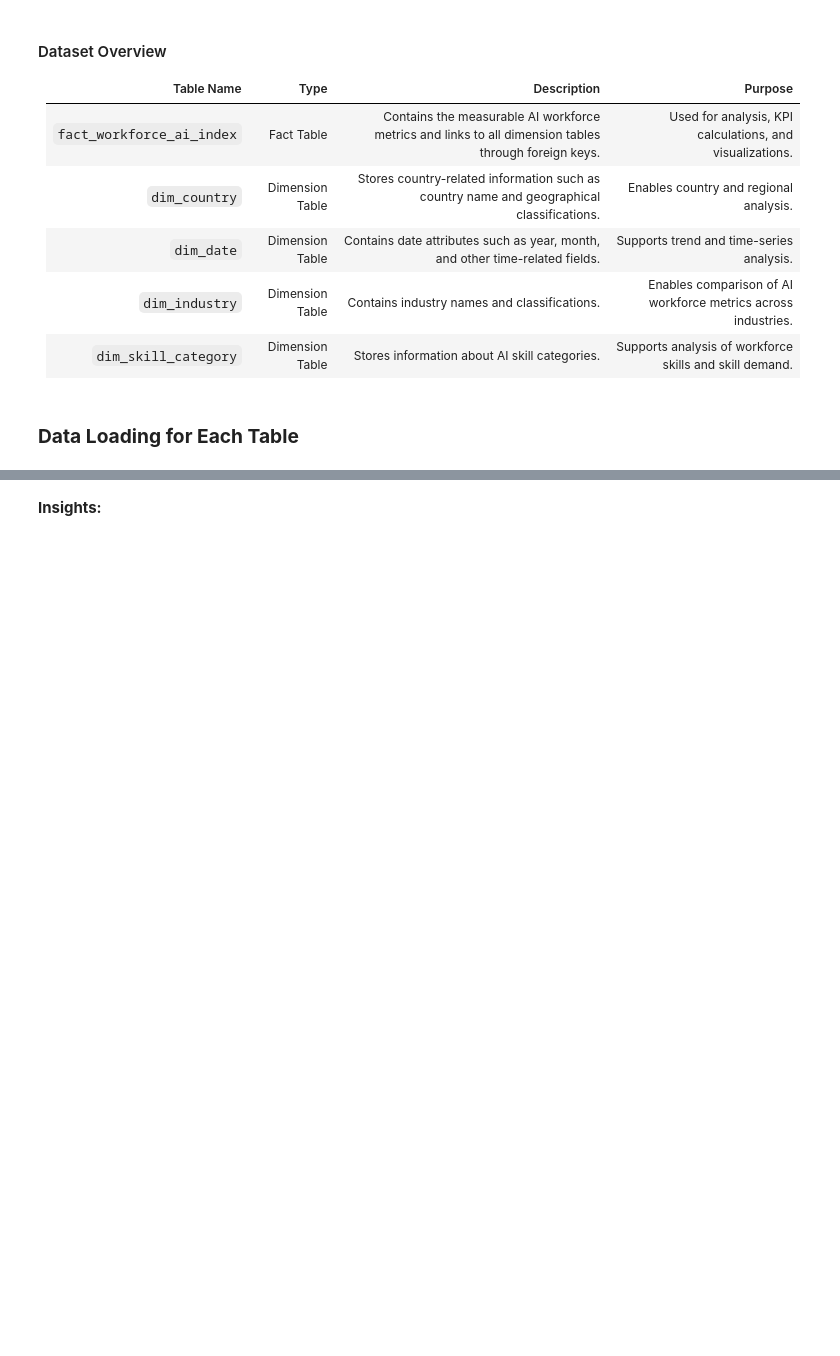
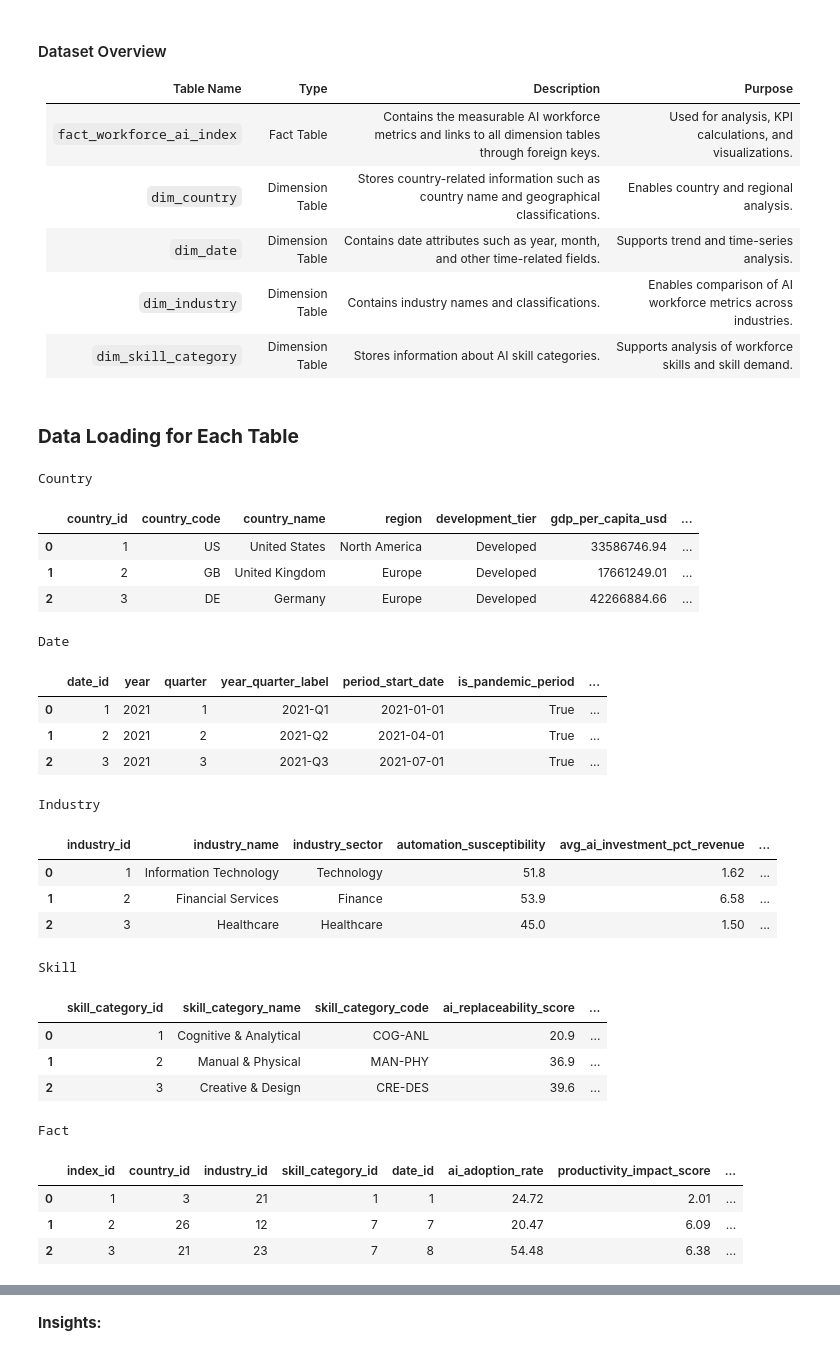
Before and after one commit to Davis-Azangu-DataAnalyst/OnyxDataDNAChallenge, a Jupyter notebook: onyxnotebook.ipynb, the cells around one changed output, grey strips where cells are left out. Cells and saved outputs as stored; diff of their text form; code cells hidden in the pictures; blank space fills up the shorter version.

```diff
--- a/onyxnotebook.ipynb
+++ b/onyxnotebook.ipynb
@@ -50,0 +54,7 @@ The objective of this project is to analyze the impact of artificial intelligenc
+# %%
+# Load the dataset
+country_df = pd.read_csv(r"C:\Users\a-dmin\Documents\Data Science Projects\OnyxDataDNAChallenge\Data\dim_country.csv")
+date_df = pd.read_csv(r"C:\Users\a-dmin\Documents\Data Science Projects\OnyxDataDNAChallenge\Data\dim_date.csv")
+industry_df = pd.read_csv(r"C:\Users\a-dmin\Documents\Data Science Projects\OnyxDataDNAChallenge\Data\dim_industry.csv")
+skill_df = pd.read_csv(r"C:\Users\a-dmin\Documents\Data Science Projects\OnyxDataDNAChallenge\Data\dim_skill_category.csv")
+fact_df = pd.read_csv(r"C:\Users\a-dmin\Documents\Data Science Projects\OnyxDataDNAChallenge\Data\fact_workforce_ai_index.csv")
@@ -50,0 +70,31 @@ The objective of this project is to analyze the impact of artificial intelligenc
+# %%
+# Display the first 3 rows of each dataset
+for name, df in datasets.items():
+    print(name)
+    display(df.head(3))
+# %% [output]
+Country
+|  | country_id | country_code | country_name | region | development_tier | gdp_per_capita_usd | ... |
+| 0 | 1 | US | United States | North America | Developed | 33586746.94 | ... |
+| 1 | 2 | GB | United Kingdom | Europe | Developed | 17661249.01 | ... |
+| 2 | 3 | DE | Germany | Europe | Developed | 42266884.66 | ... |
+Date
+|  | date_id | year | quarter | year_quarter_label | period_start_date | is_pandemic_period | ... |
+| 0 | 1 | 2021 | 1 | 2021-Q1 | 2021-01-01 | True | ... |
+| 1 | 2 | 2021 | 2 | 2021-Q2 | 2021-04-01 | True | ... |
+| 2 | 3 | 2021 | 3 | 2021-Q3 | 2021-07-01 | True | ... |
+Industry
+|  | industry_id | industry_name | industry_sector | automation_susceptibility | avg_ai_investment_pct_revenue | ... |
+| 0 | 1 | Information Technology | Technology | 51.8 | 1.62 | ... |
+| 1 | 2 | Financial Services | Finance | 53.9 | 6.58 | ... |
+| 2 | 3 | Healthcare | Healthcare | 45.0 | 1.50 | ... |
+Skill
+|  | skill_category_id | skill_category_name | skill_category_code | ai_replaceability_score | ... |
+| 0 | 1 | Cognitive & Analytical | COG-ANL | 20.9 | ... |
+| 1 | 2 | Manual & Physical | MAN-PHY | 36.9 | ... |
+| 2 | 3 | Creative & Design | CRE-DES | 39.6 | ... |
+Fact
+|  | index_id | country_id | industry_id | skill_category_id | date_id | ai_adoption_rate | productivity_impact_score | ... |
+| 0 | 1 | 3 | 21 | 1 | 1 | 24.72 | 2.01 | ... |
+| 1 | 2 | 26 | 12 | 7 | 7 | 20.47 | 6.09 | ... |
+| 2 | 3 | 21 | 23 | 7 | 8 | 54.48 | 6.38 | ... |
```
Also changed, not shown: parts of 8 cells of this notebook.
